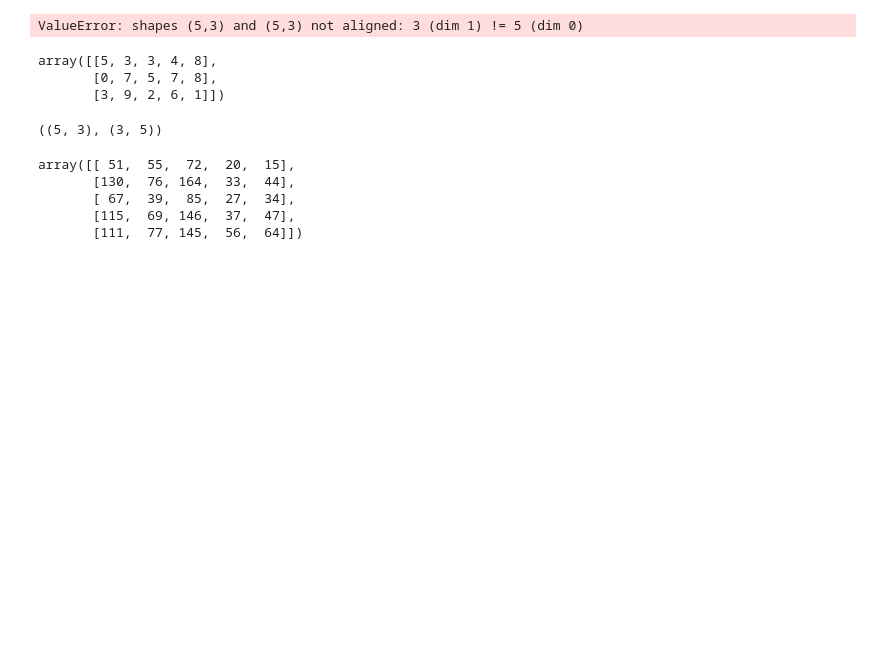
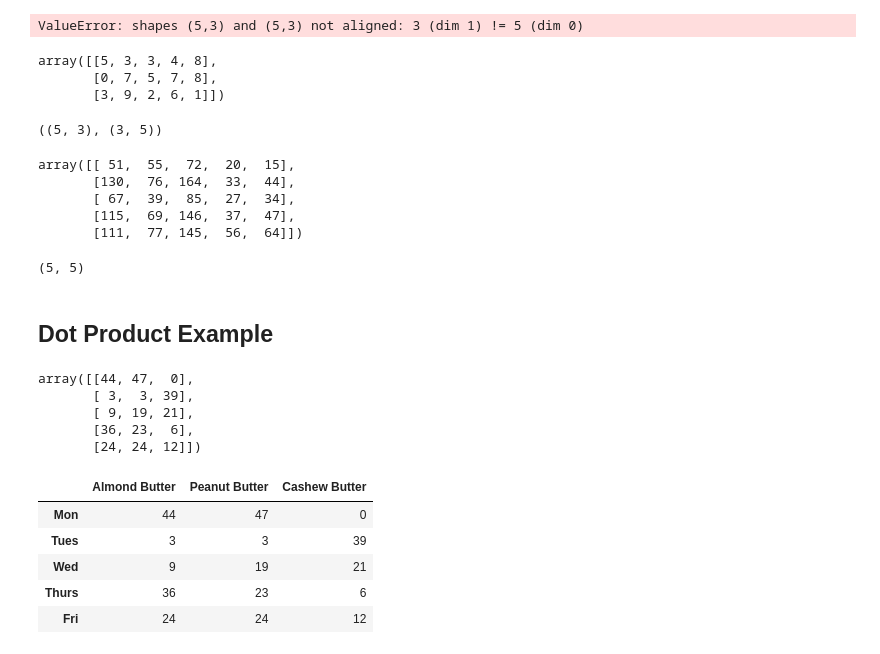
Before and after one commit to ccastell18/numpy_practice, a Jupyter notebook: numPy practice.ipynb, the cells around one changed output. Drawn from its saved outputs; the diff is of its cells as text; code cells hidden in the pictures; blank space fills up the shorter version.

```diff
--- a/numPy practice.ipynb
+++ b/numPy practice.ipynb
@@ -599,3 +599,31 @@ array([[ 51,  55,  72,  20,  15],
        [ 67,  39,  85,  27,  34],
        [115,  69, 146,  37,  47],
        [111,  77, 145,  56,  64]])
+# %%
+mat3.shape
+# %% [output]
+(5, 5)
+# %% [markdown]
+## Dot Product Example
+# %%
+np.random.seed(0)
+sales_amounts = np.random.randint(50, size=(5,3))
+sales_amounts
+# %% [output]
+array([[44, 47,  0],
+       [ 3,  3, 39],
+       [ 9, 19, 21],
+       [36, 23,  6],
+       [24, 24, 12]])
+# %%
+#create weekly sales
+weekly_sales = pd.DataFrame(sales_amounts, index=['Mon', 'Tues', 'Wed', 'Thurs', "Fri"], columns=['Almond Butter', 'Peanut Butter', "Cashew Butter"])
+# %%
+weekly_sales
+# %% [output]
+|  | Almond Butter | Peanut Butter | Cashew Butter |
+| Mon | 44 | 47 | 0 |
+| Tues | 3 | 3 | 39 |
+| Wed | 9 | 19 | 21 |
+| Thurs | 36 | 23 | 6 |
+| Fri | 24 | 24 | 12 |
```
Also changed, not shown: parts of 47 cells of this notebook, 3 other files.
